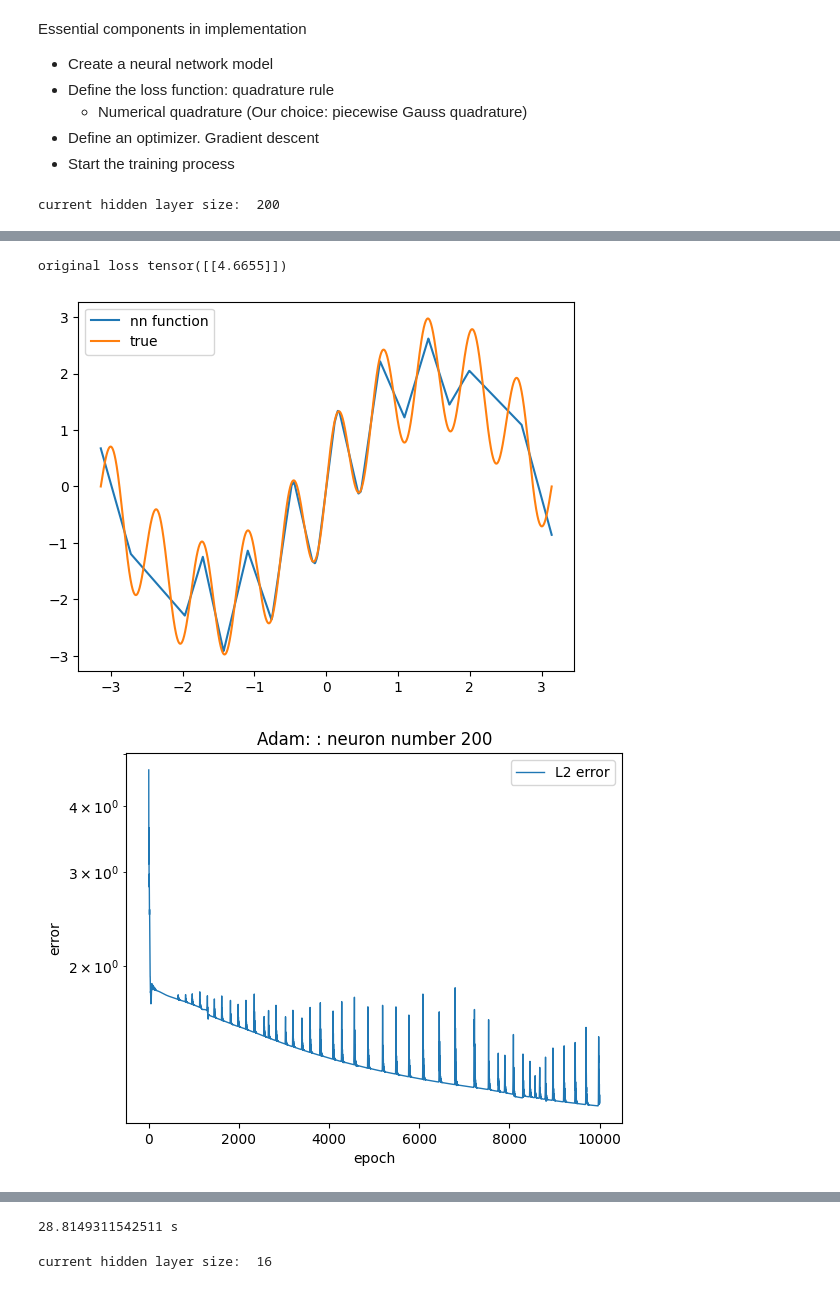
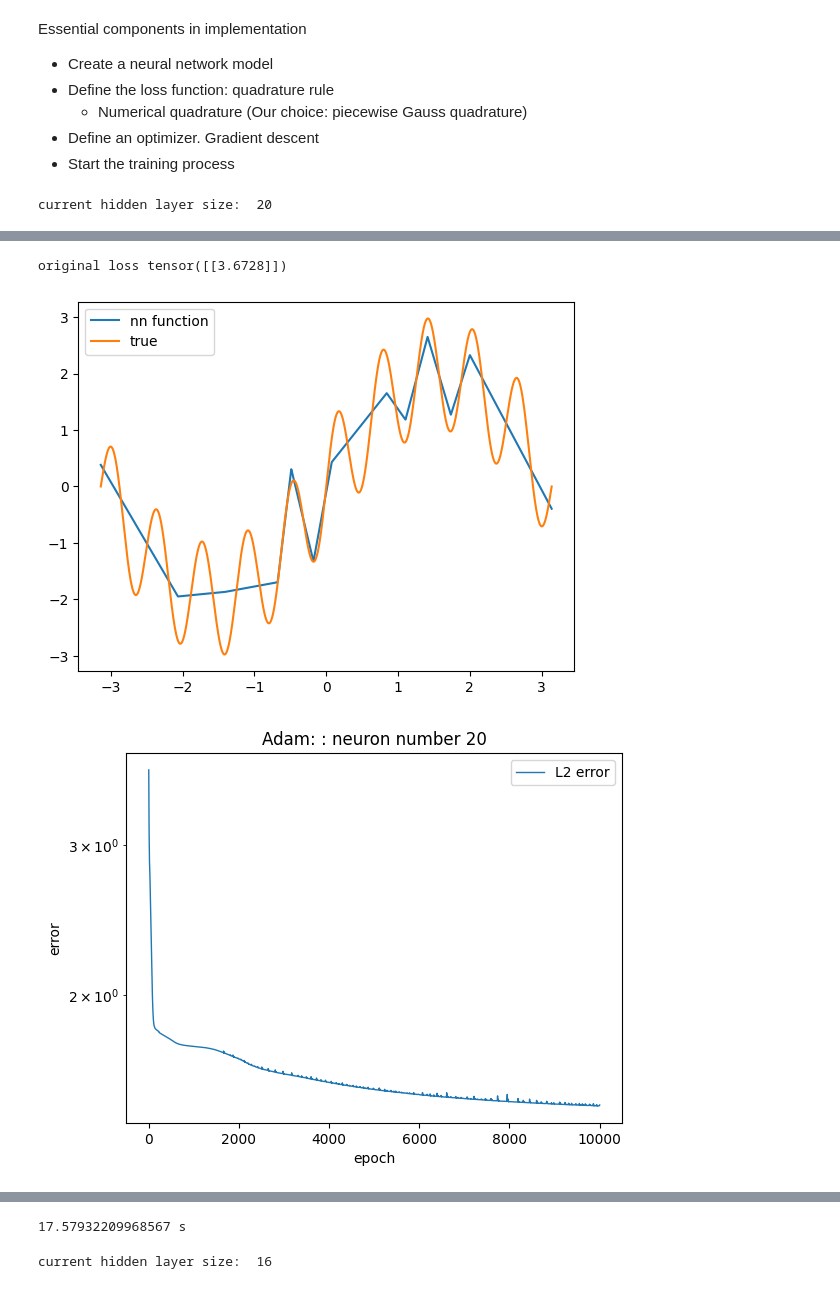
Before and after one commit to georgexxu/ProgrammingAssignment, a Jupyter notebook: L2Fitting1D_GD_OGA.ipynb, the cells around one changed output, grey strips where cells are left out. Cells and saved outputs as stored; diff of their text form; code cells hidden in the pictures.

```diff
--- a/L2Fitting1D_GD_OGA.ipynb
+++ b/L2Fitting1D_GD_OGA.ipynb
@@ -369,7 +371,7 @@ def AdamOrGD_train(my_model, target,learning_rate,num_epochs,initialize_):
     print(str(end - start)+" s")
     return err, my_model
 # %%
-my_model = model(1,200,1)
+my_model = model(1,20,1)
 def target(x):
     return torch.sin(10*x) + 2*torch.sin(x)
 learning_rate = 0.01
@@ -377,4 +379,4 @@ initialize_ = None
 num_epochs = 10000
 err, my_model = AdamOrGD_train(my_model, target,learning_rate,num_epochs,initialize_)
 # %% [output]
-current hidden layer size:  200
+current hidden layer size:  20
@@ -382,3 +384,3 @@ current hidden layer size:  200
-original loss tensor([[4.6655]])
+original loss tensor([[3.6728]])
-[figure, old version]
+[figure, new version]
-[figure, old version]
+[figure, new version]
@@ -386,4 +388,4 @@ original loss tensor([[4.6655]])
-28.8149311542511 s
+17.57932209968567 s
 # %%
 err_list = []
 for neuron_num in [16,32,64,128,256]:
```
Also changed, not shown: parts of 4 cells of this notebook, 4 other files.
